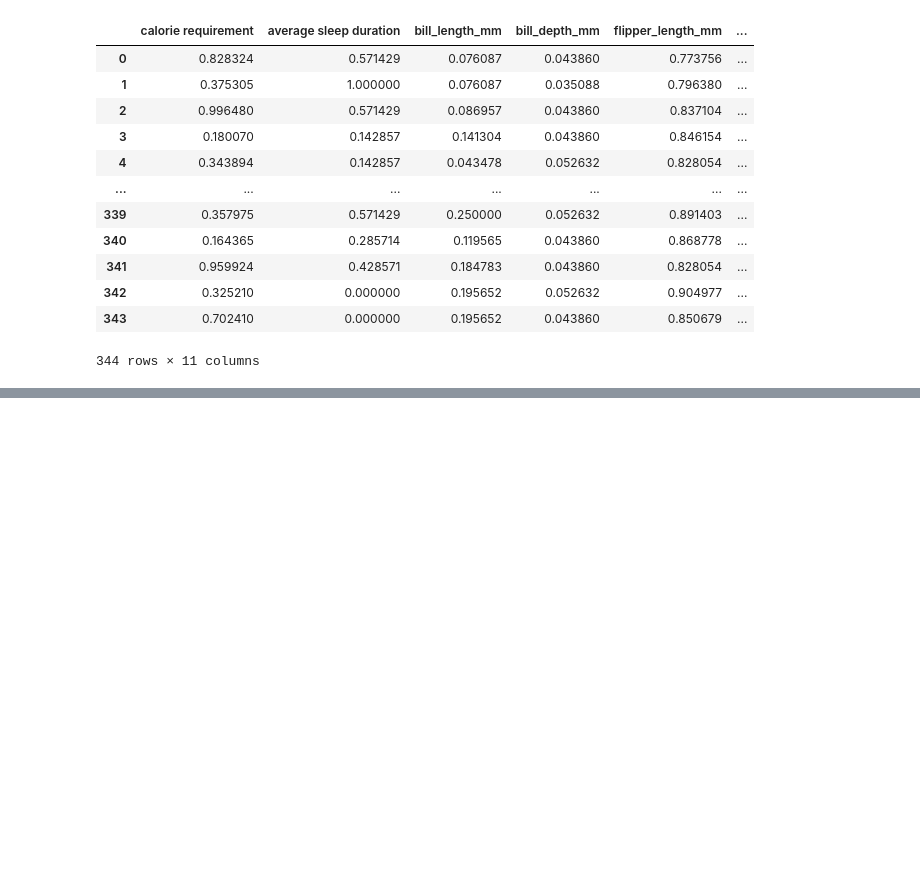
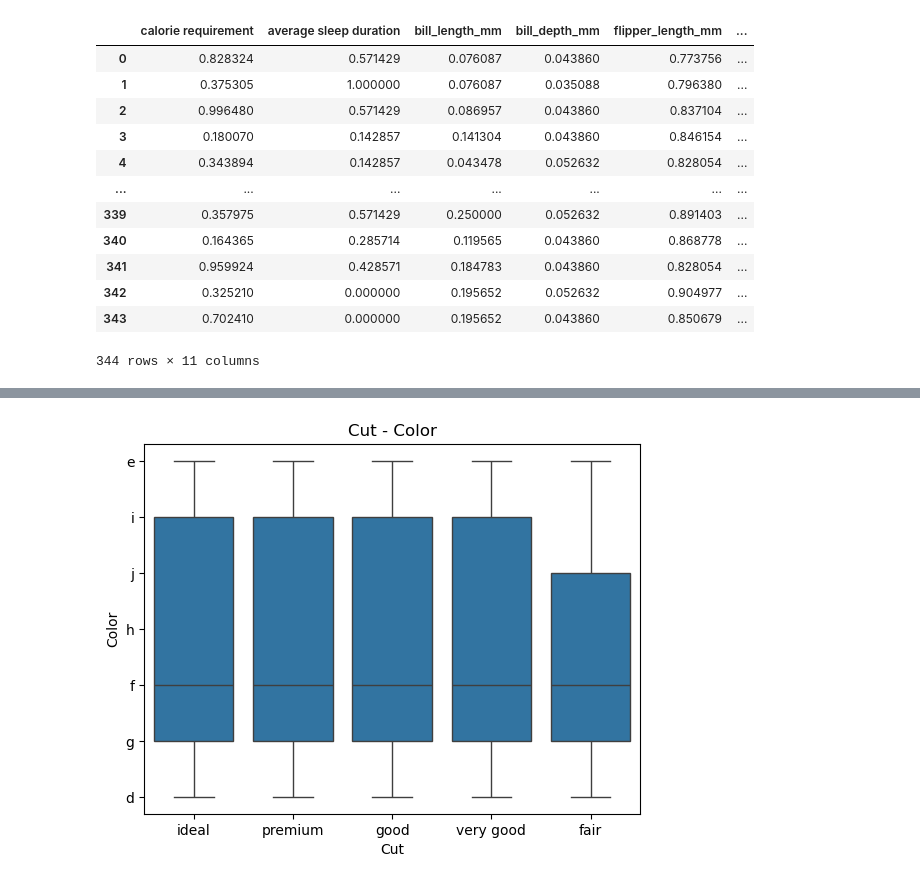
Before and after one commit to Sathwik-50606711/sgolla2_smunukot_assignment1, a Jupyter notebook: sgolla2_smunkot_assignment1_part_1.ipynb, the cells around one changed output, grey strips where cells are left out. Cells and saved outputs as stored; diff of their text form; code cells hidden in the pictures; blank space fills up the shorter version.

```diff
--- a/sgolla2_smunkot_assignment1_part_1.ipynb
+++ b/sgolla2_smunkot_assignment1_part_1.ipynb
@@ -288,0 +423,9 @@ dtype: int64
+# %%
+# Task 6: Data Visualization
+sns.boxplot(x='cut', y='color', data=df_diamond)
+plt.title('Cut - Color')
+plt.xlabel('Cut')
+plt.ylabel('Color')
+plt.show()
+# %% [output]
+[figure, added]
```
Also changed, not shown: parts of 18 cells of this notebook.
